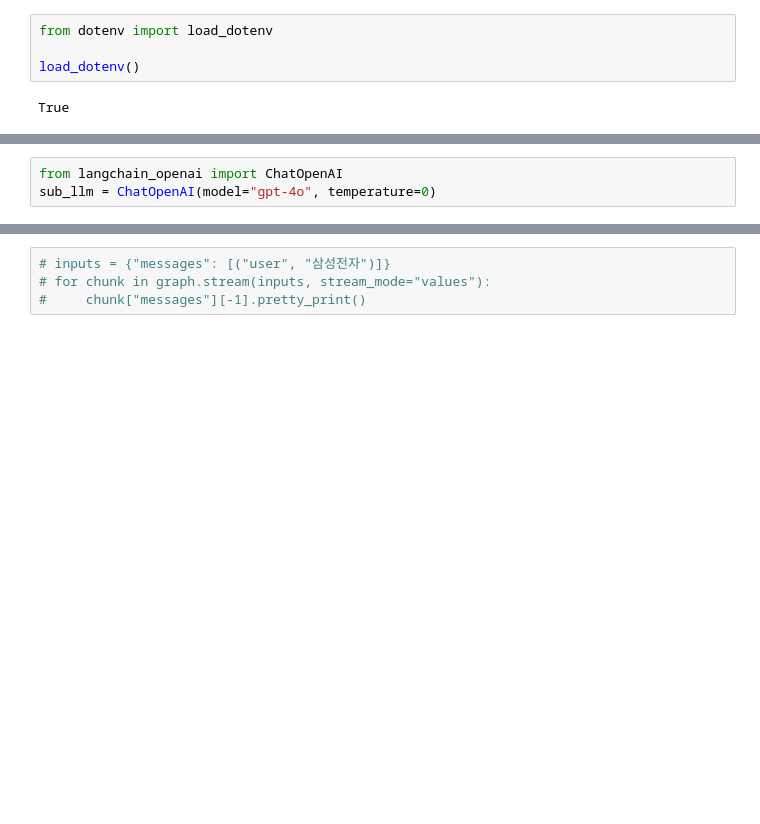
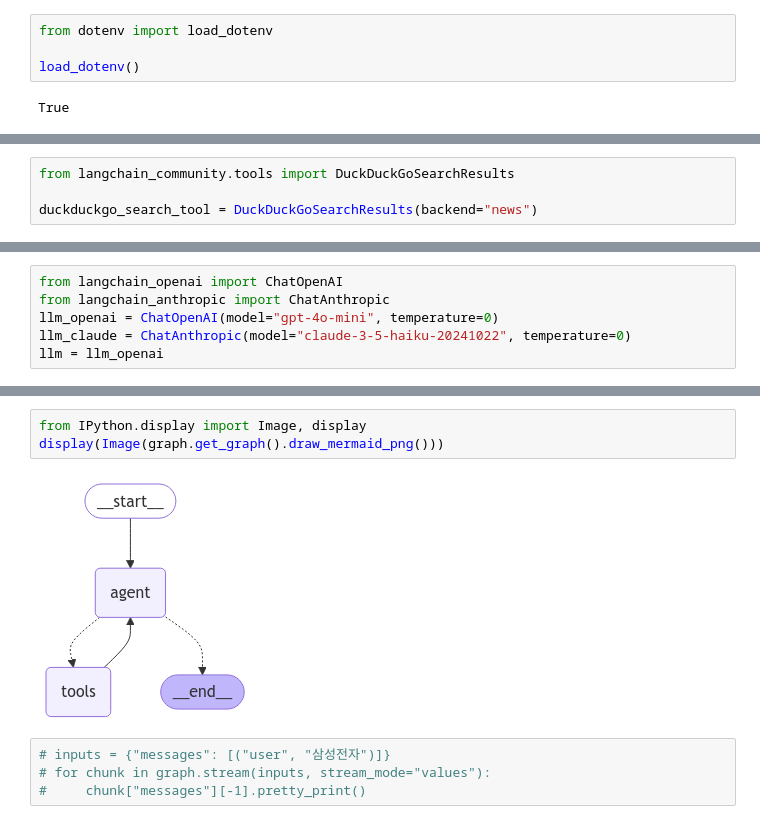
Before and after one commit to SNU-NC/valuation_agent, a Jupyter notebook: valuation_agent_like_analyst/valuation_agent_like_analyst.ipynb, the cells around one changed output, grey strips where cells are left out. Saved outputs shown, nothing was run; the diff lists cells and outputs as text; blank space fills up the shorter version.

```diff
--- a/valuation_agent_like_analyst/valuation_agent_like_analyst.ipynb
+++ b/valuation_agent_like_analyst/valuation_agent_like_analyst.ipynb
@@ -37 +27,5 @@ from langchain_core.tools import tool
+# %%
+from langchain_community.tools import DuckDuckGoSearchResults
+
+duckduckgo_search_tool = DuckDuckGoSearchResults(backend="news")
 # %%
@@ -115,3 +141,6 @@ def find_EPS_tool(company: str) -> str:
 # %%
 from langchain_openai import ChatOpenAI
-sub_llm = ChatOpenAI(model="gpt-4o", temperature=0)
+from langchain_anthropic import ChatAnthropic
+llm_openai = ChatOpenAI(model="gpt-4o-mini", temperature=0)
+llm_claude = ChatAnthropic(model="claude-3-5-haiku-20241022", temperature=0)
+llm = llm_openai
@@ -222,6 +306,11 @@ llm = ChatOpenAI(model="gpt-4o", temperature=0)
 llm.bind_tools(tools)
 
 graph = create_react_agent(llm, tools=tools,state_modifier=prompt)
+# %%
+from IPython.display import Image, display
+display(Image(graph.get_graph().draw_mermaid_png()))
+# %% [output]
+[figure, added]
 # %%
 # inputs = {"messages": [("user", "삼성전자")]}
 # for chunk in graph.stream(inputs, stream_mode="values"):
```
Also changed, not shown: parts of 12 cells of this notebook, 8 other files.
